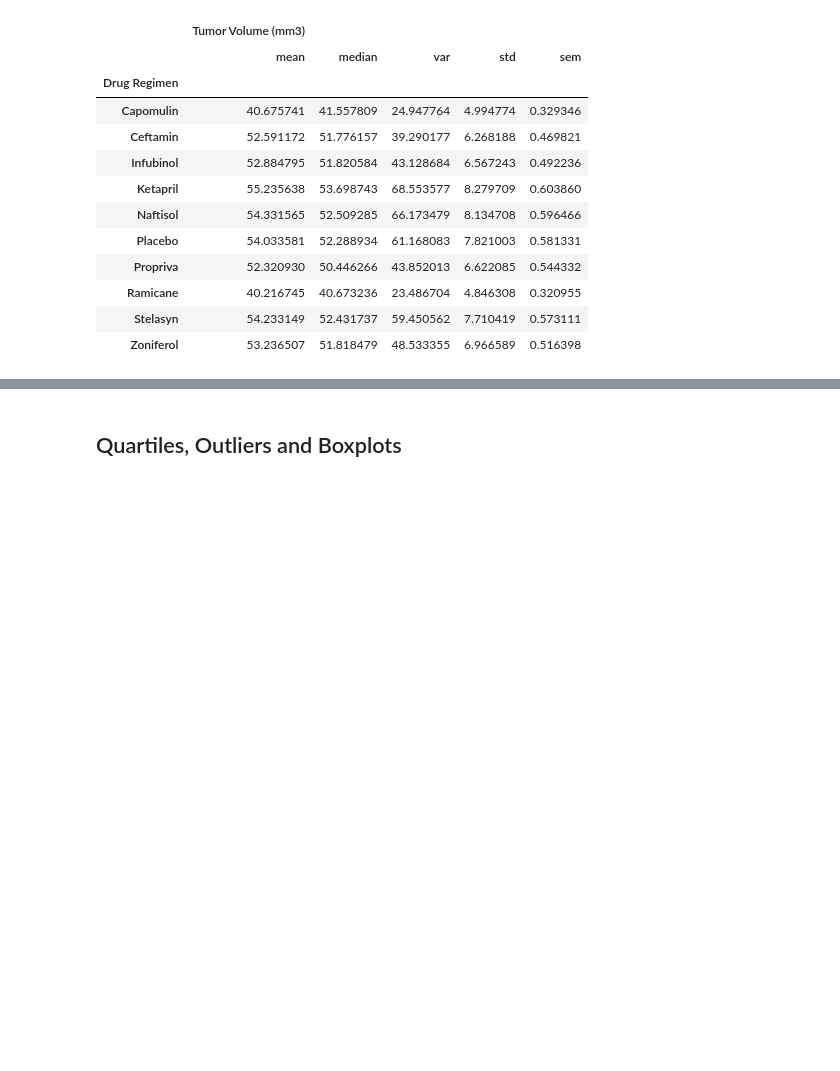
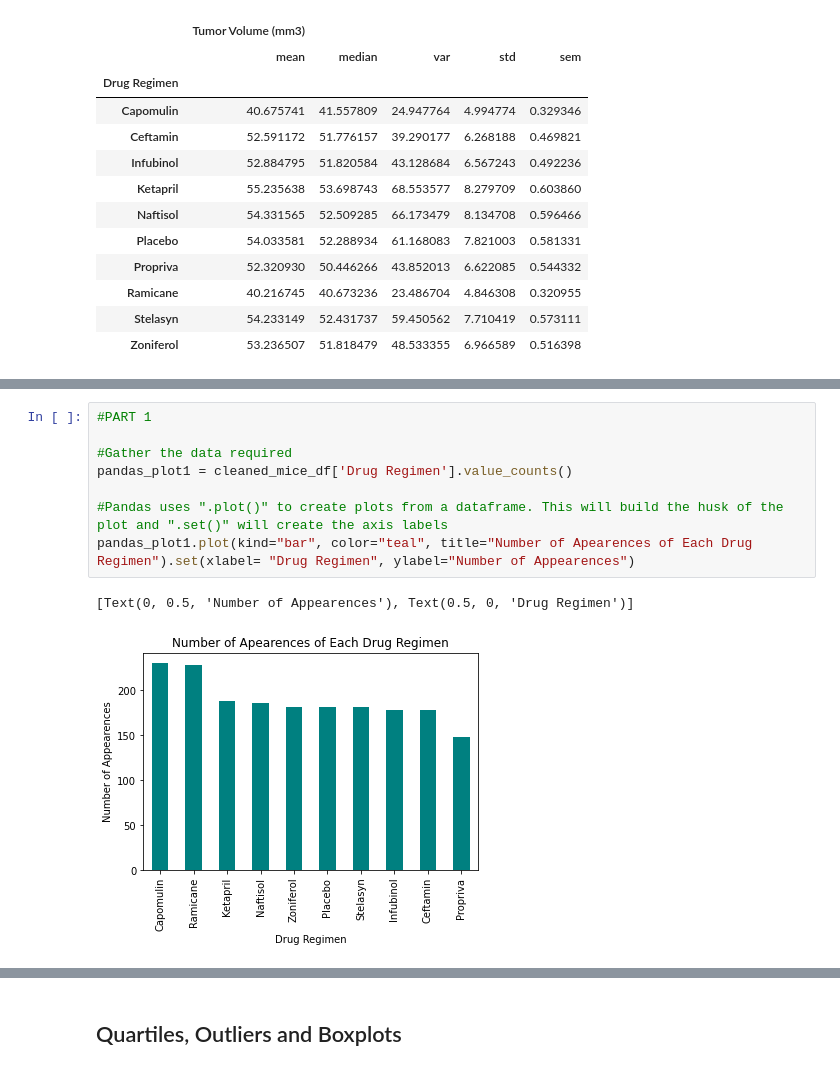
Before and after one commit to presitkaur/The-Power-of-Plots, a Jupyter notebook: Pymaceuticals.ipynb, the cells around one changed output, grey strips where cells are left out. Cells and saved outputs as stored; diff of their text form; blank space fills up the shorter version.

Commit message:
Updated: Part 3 Bar and Pie Plots

```diff
--- a/Pymaceuticals.ipynb
+++ b/Pymaceuticals.ipynb
@@ -163,0 +169,11 @@ summary_stats_df2
+# %%
+#PART 1
+
+#Gather the data required
+pandas_plot1 = cleaned_mice_df['Drug Regimen'].value_counts()
+
+#Pandas uses ".plot()" to create plots from a dataframe. This will build the husk of the plot and ".set()" will create the axis labels
+pandas_plot1.plot(kind="bar", color="teal", title="Number of Apearences of Each Drug Regimen").set(xlabel= "Drug Regimen", ylabel="Number of Appearences")
+# %% [output]
+[Text(0, 0.5, 'Number of Appearences'), Text(0.5, 0, 'Drug Regimen')]
+[figure, added]
```
Also changed, not shown: parts of 9 cells of this notebook.
